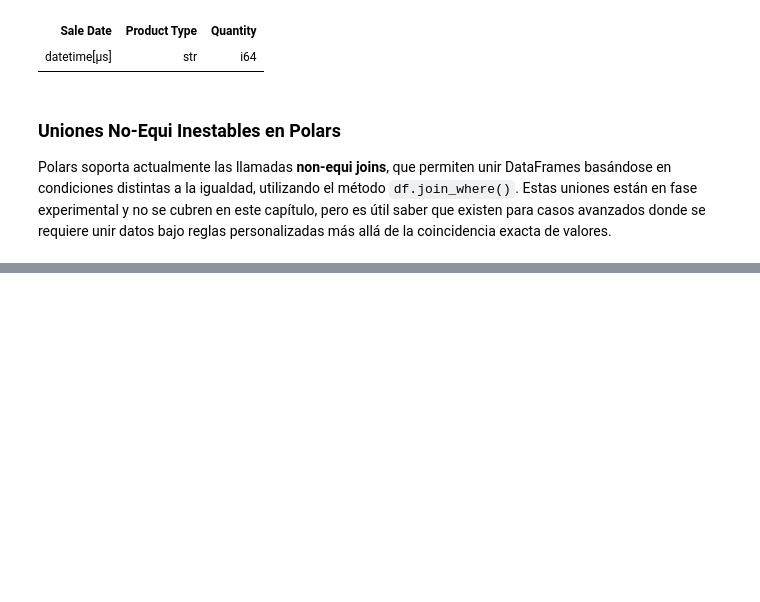
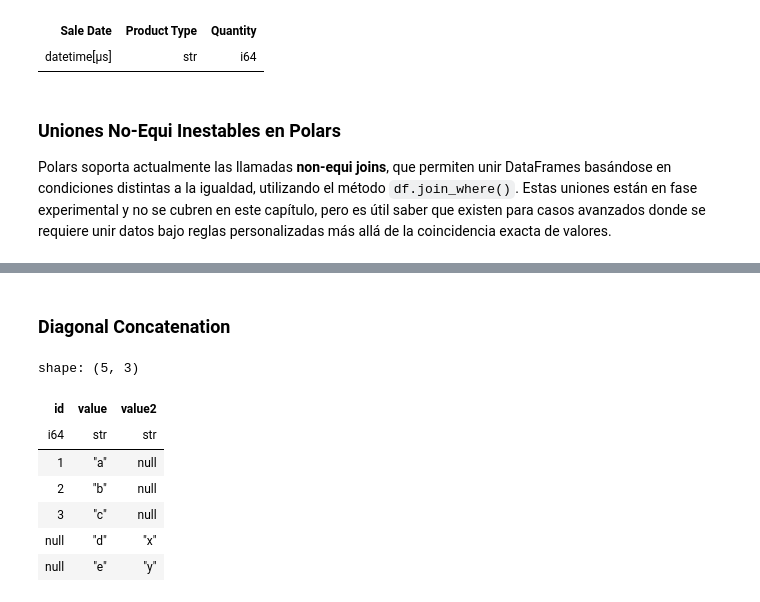
Before and after one commit to Sechi42/Polars, a Jupyter notebook: Chapter_14/Notebook_14.ipynb, the cells around one changed output, grey strips where cells are left out. Cells and saved outputs as stored; diff of their text form; code cells hidden in the pictures; blank space fills up the shorter version.

Commit message:
Finished Chapter 14 about joins, concats and stacks with appends and a lot of strategies to manipulate and combine data optimizing the process

```diff
--- a/Chapter_14/Notebook_14.ipynb
+++ b/Chapter_14/Notebook_14.ipynb
@@ -606,0 +668,26 @@ Polars soporta actualmente las llamadas **non-equi joins**, que permiten unir Da
+# %% [markdown]
+### Diagonal Concatenation
+# %%
+df1 = pl.DataFrame(
+    {
+        "id": [1, 2, 3],
+        "value": ["a", "b", "c"],
+    }
+)
+df2 = pl.DataFrame(
+    {
+        "value": ["d", "e"],
+        "value2": ["x", "y"]
+    }
+)
+
+pl.concat([df1,df2], how="diagonal")
+# %% [output]
+shape: (5, 3)
+| id | value | value2 |
+| i64 | str | str |
+| 1 | "a" | null |
+| 2 | "b" | null |
+| 3 | "c" | null |
+| null | "d" | "x" |
+| null | "e" | "y" |
```
Also changed, not shown: parts of 20 cells of this notebook.
